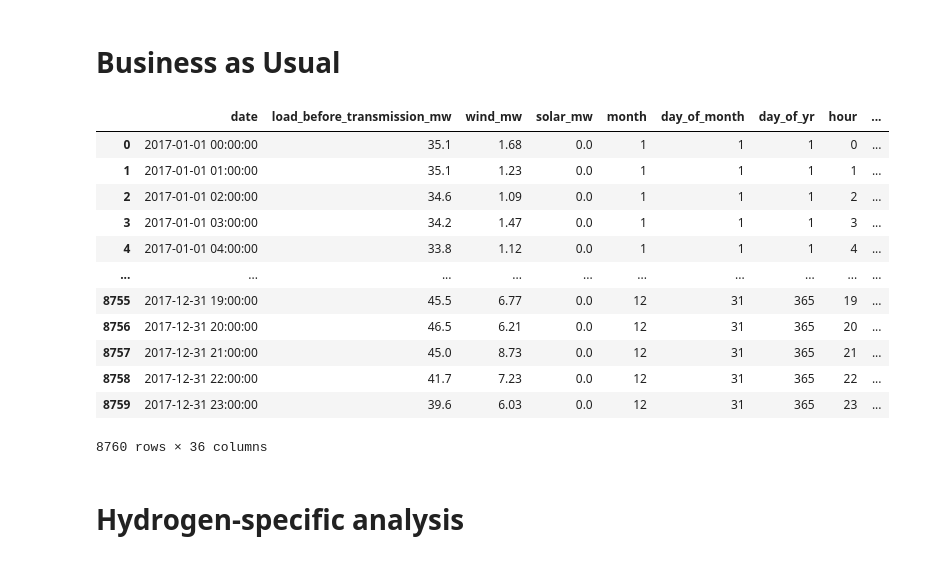
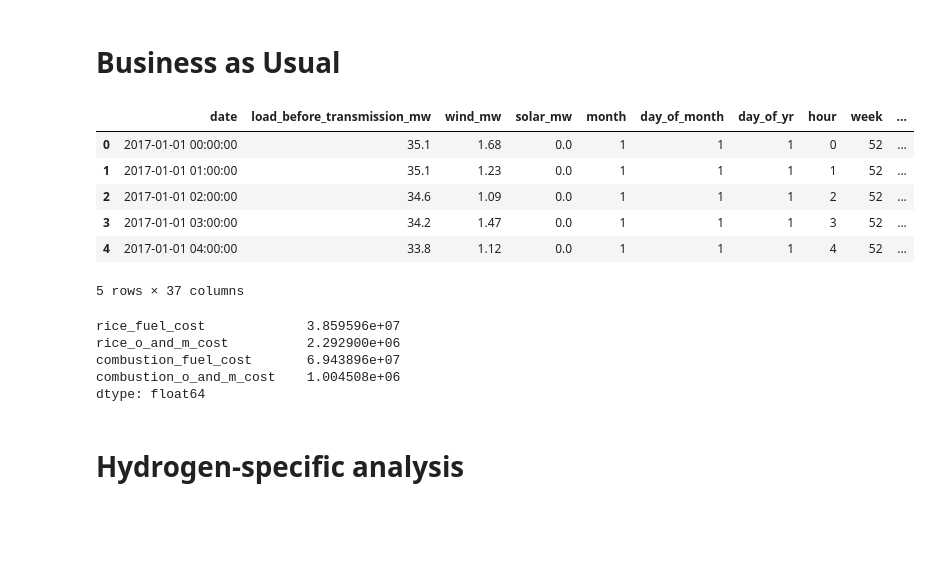
Before and after one commit to b-o-l-l-a/aes-engy-692, a Jupyter notebook: amerigo_island/notebooks/resilience.ipynb, the cells around one changed output. Drawn from its saved outputs; the diff is of its cells as text; code cells hidden in the pictures; blank space fills up the shorter version.

```diff
--- a/amerigo_island/notebooks/resilience.ipynb
+++ b/amerigo_island/notebooks/resilience.ipynb
@@ -47,6 +48,7 @@ week_of_yr_colname = 'wk_of_yr'
 month_colname = 'month'
 year_colname = 'year'
 hour_colname = 'hour'
+week_colname = 'week'
 load_w_transmission_loss_and_load_scale_colname = 'load_w_transmission_loss_and_load_scale'
 load_vre_diff_colname = 'load_vre_diff'
 total_vre_gen_colname = 'total_vre_gen_mw'
@@ -131,6 +133,7 @@ def clean_input_columns(df):
     cleaned_df[day_of_month_colname] = cleaned_df[date_colname].map(lambda x: x.day)
     cleaned_df[day_of_yr_colname] = cleaned_df[date_colname].map(lambda x: x.timetuple().tm_yday)
     cleaned_df[hour_colname] = cleaned_df[date_colname].map(lambda x: x.hour)
+    cleaned_df[week_colname] = cleaned_df[date_colname].map(lambda x: x.week)
 
     return cleaned_df
 # %%
@@ -447,8 +451,12 @@ battery_hourly_df
 thermal_gen_total_mw_colname = 'gen_thermal_total_mw'
 thermal_gen_total_kwh_colname = 'thermal_gen_total_kwh'
 
+#final_load_and_vre_df.to_csv(os.path.join(INTERIM_DATA_DIR, FINAL_LOAD_AND_VRE_FILENAME), index=False)
+#bau_and_battery_df = final_load_and_vre_df.copy()
 bau_and_battery_df = battery_hourly_df.copy()
 bau_and_battery_df[thermal_gen_total_mw_colname] = bau_and_battery_df[load_w_transmission_loss_and_load_scale_colname] - bau_and_battery_df[total_vre_gen_colname]
+bau_and_battery_df[thermal_gen_total_mw_colname] = bau_and_battery_df[thermal_gen_total_mw_colname].map(lambda x: x if x > 0 else 0)
+#bau_and_battery_df[thermal_gen_total_mw_colname] = bau_and_battery_df[load_w_transmission_loss_and_load_scale_colname]
 bau_and_battery_df[thermal_gen_total_kwh_colname] = bau_and_battery_df[thermal_gen_total_mw_colname] * 1000
 # %%
 # Legacy generation options #########################
@@ -489,21 +497,29 @@ def calc_bau_cols(df, config):
 # %%
 bau_and_battery_df = calc_bau_cols(bau_and_battery_df, therm_rice_config)
 bau_and_battery_df = calc_bau_cols(bau_and_battery_df, therm_combustion_config)
-bau_and_battery_df
+#bau_and_battery_df.to_csv(os.path.join(INTERIM_DATA_DIR, "baseline_therm_gen.csv"), index=False)
+bau_and_battery_df.head()
 # %% [output]
-|  | date | load_before_transmission_mw | wind_mw | solar_mw | month | day_of_month | day_of_yr | hour | ... |
-| 0 | 2017-01-01 00:00:00 | 35.1 | 1.68 | 0.0 | 1 | 1 | 1 | 0 | ... |
-| 1 | 2017-01-01 01:00:00 | 35.1 | 1.23 | 0.0 | 1 | 1 | 1 | 1 | ... |
-| 2 | 2017-01-01 02:00:00 | 34.6 | 1.09 | 0.0 | 1 | 1 | 1 | 2 | ... |
-| 3 | 2017-01-01 03:00:00 | 34.2 | 1.47 | 0.0 | 1 | 1 | 1 | 3 | ... |
-| 4 | 2017-01-01 04:00:00 | 33.8 | 1.12 | 0.0 | 1 | 1 | 1 | 4 | ... |
-| ... | ... | ... | ... | ... | ... | ... | ... | ... | ... |
-| 8755 | 2017-12-31 19:00:00 | 45.5 | 6.77 | 0.0 | 12 | 31 | 365 | 19 | ... |
-| 8756 | 2017-12-31 20:00:00 | 46.5 | 6.21 | 0.0 | 12 | 31 | 365 | 20 | ... |
-| 8757 | 2017-12-31 21:00:00 | 45.0 | 8.73 | 0.0 | 12 | 31 | 365 | 21 | ... |
-| 8758 | 2017-12-31 22:00:00 | 41.7 | 7.23 | 0.0 | 12 | 31 | 365 | 22 | ... |
-| 8759 | 2017-12-31 23:00:00 | 39.6 | 6.03 | 0.0 | 12 | 31 | 365 | 23 | ... |
+|  | date | load_before_transmission_mw | wind_mw | solar_mw | month | day_of_month | day_of_yr | hour | week | ... |
+| 0 | 2017-01-01 00:00:00 | 35.1 | 1.68 | 0.0 | 1 | 1 | 1 | 0 | 52 | ... |
+| 1 | 2017-01-01 01:00:00 | 35.1 | 1.23 | 0.0 | 1 | 1 | 1 | 1 | 52 | ... |
+| 2 | 2017-01-01 02:00:00 | 34.6 | 1.09 | 0.0 | 1 | 1 | 1 | 2 | 52 | ... |
+| 3 | 2017-01-01 03:00:00 | 34.2 | 1.47 | 0.0 | 1 | 1 | 1 | 3 | 52 | ... |
+| 4 | 2017-01-01 04:00:00 | 33.8 | 1.12 | 0.0 | 1 | 1 | 1 | 4 | 52 | ... |
-8760 rows × 36 columns
+5 rows × 37 columns
+# %%
+bau_and_battery_df[[
+    "rice_fuel_cost",
+    "rice_o_and_m_cost",
+    "combustion_fuel_cost",
+    "combustion_o_and_m_cost"
+]].astype(float).sum()
+# %% [output]
+rice_fuel_cost             3.859596e+07
+rice_o_and_m_cost          2.292900e+06
+combustion_fuel_cost       6.943896e+07
+combustion_o_and_m_cost    1.004508e+06
+dtype: float64
 # %% [markdown]
 # Hydrogen-specific analysis
 # %%
```
Also changed, not shown: parts of 13 cells of this notebook, 4 other files.
